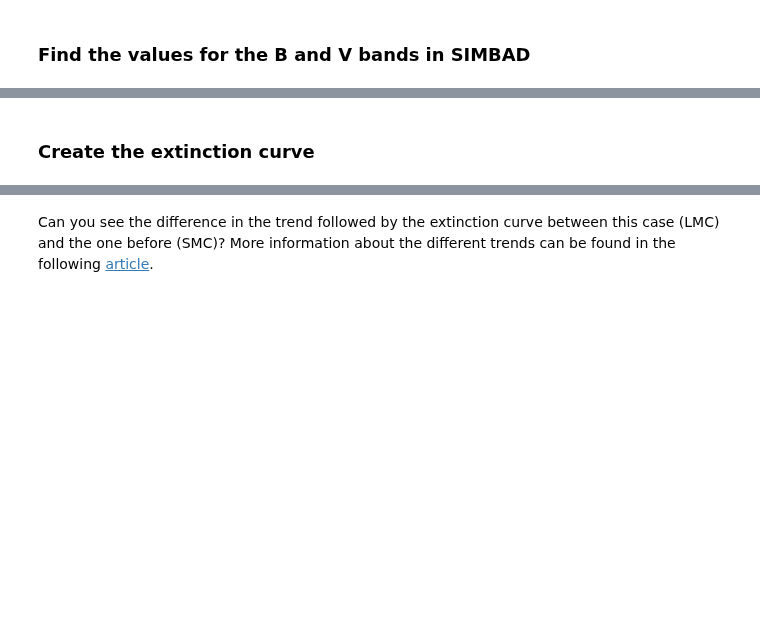
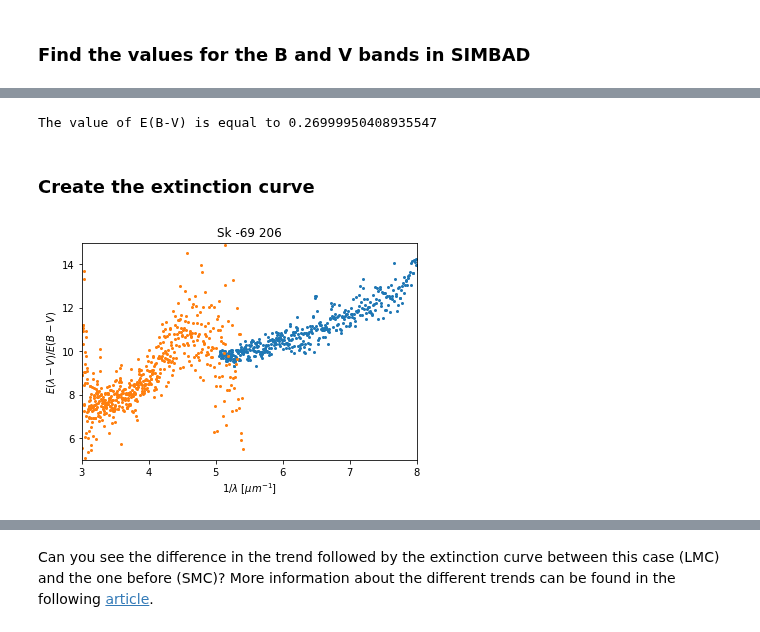
Before and after one commit to ScienceBetter/notebooks-stsci, a Jupyter notebook: exploring_UV_extinction_curves/Exploring_UV_extinction_curves.ipynb, the cells around one changed output, grey strips where cells are left out. Saved outputs shown, nothing was run; the diff lists cells and outputs as text; code cells hidden in the pictures; blank space fills up the shorter version.

```diff
--- a/exploring_UV_extinction_curves/Exploring_UV_extinction_curves.ipynb
+++ b/exploring_UV_extinction_curves/Exploring_UV_extinction_curves.ipynb
@@ -160,10 +205,4 @@ From these values we can directly calculate the value of $E(B-V) = (B-V)-(B-V)_o
 # %%
-V_214 = 13.39
-B_214 = 13.40
-
-V_380 = 13.53
-B_380 = 13.43
-
-E_B_V = (B_214-V_214)-(B_380-V_380)
-
-print("The value of E(B-V) is equal to",E_B_V)
+Simbad.add_votable_fields('flux(B)','flux(V)')
+table1 = Simbad.query_object('AzV 214')
+table1
@@ -303,12 +467,5 @@ plt.show()
 ### Find the values for the B and V bands in SIMBAD
 # %%
 # You can copy, paste and modify the code corresponding to this part that we used for the SMC cloud here
-V_69_206 = 12.82
-B_69_206 = 12.99
-
-V_67_5 = 11.377
-B_67_5 = 11.2
-
-E_B_V = (B_69_206-V_69_206)-(B_67_5-V_67_5)
-
-print("The value of E(B-V) is equal to",E_B_V)
+table1 = Simbad.query_object('Sk -69 206')
+table1
@@ -314,0 +478,3 @@ print("The value of E(B-V) is equal to",E_B_V)
+# %%
+table2 = Simbad.query_object('Sk -67 5')
+table2
@@ -315,13 +487,27 @@ print("The value of E(B-V) is equal to",E_B_V)
+# %%
+V_69_206 = float(table1['FLUX_V'])
+B_69_206 = float(table1['FLUX_B'])
+
+V_67_5 = float(table2['FLUX_V'])
+B_67_5 = float(table2['FLUX_B'])
+
+E_B_V = (B_69_206-V_69_206)-(B_67_5-V_67_5)
+
+print("The value of E(B-V) is equal to",E_B_V)
+# %% [output]
+The value of E(B-V) is equal to 0.26999950408935547
 # %% [markdown]
 ### Create the extinction curve
 # %%
 # You can copy, paste and modify the code corresponding to this part that we used for the SMC cloud here
 plt.figure()
-plt.plot(wavinv,np.abs((np.log(flux/flux3)-np.log(12.12/11.0))/E_B_V),'o',markersize=2)
-plt.plot(wavinv2,np.abs((np.log(flux2/flux4)-np.log(12.12/11.0))/E_B_V),'o',markersize=2)
+plt.plot(wavinv,np.abs((np.log(flux/flux3)-np.log(V_69_206/V_67_5))/E_B_V),'o',markersize=2)
+plt.plot(wavinv2,np.abs((np.log(flux2/flux4)-np.log(V_69_206/V_67_5))/E_B_V),'o',markersize=2)
 plt.xlim([3,8])
-plt.ylim([3,13])
+plt.ylim([5,15])
 plt.xlabel(r'$1/\lambda$ $[\mu m^{-1}]$')
 plt.ylabel(r'$E(\lambda-V)/E(B-V)$')
 plt.title('Sk -69 206')
 plt.show()
+# %% [output]
+[figure, added]
```
Also changed, not shown: parts of 36 cells of this notebook.
